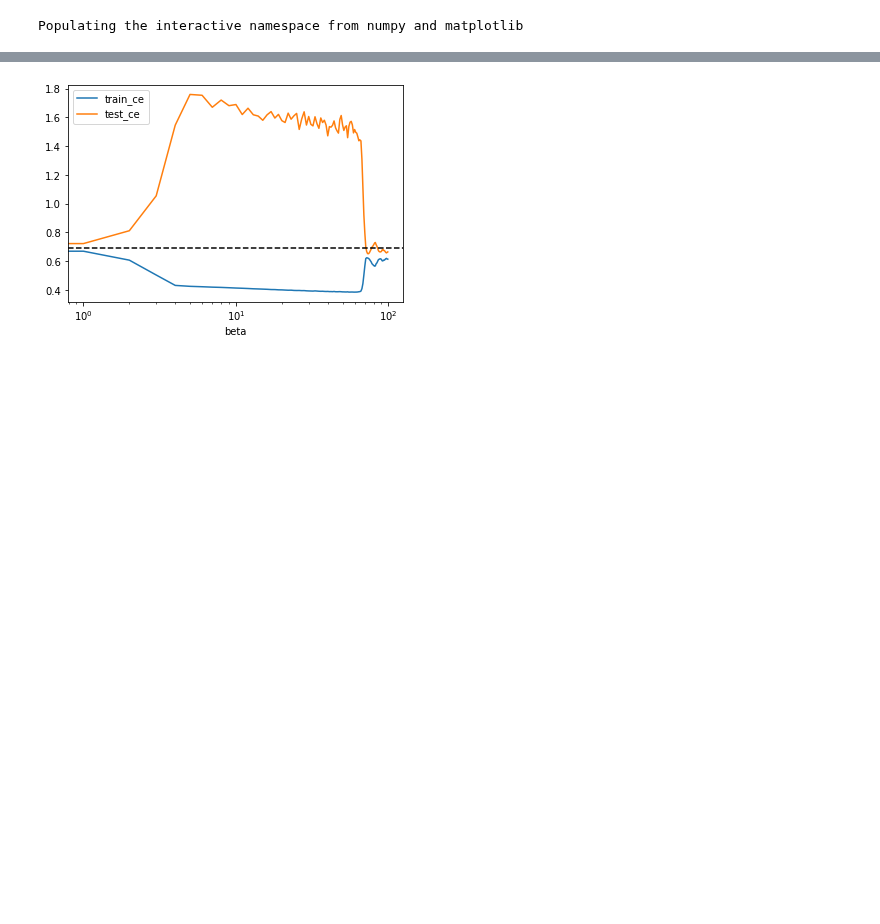
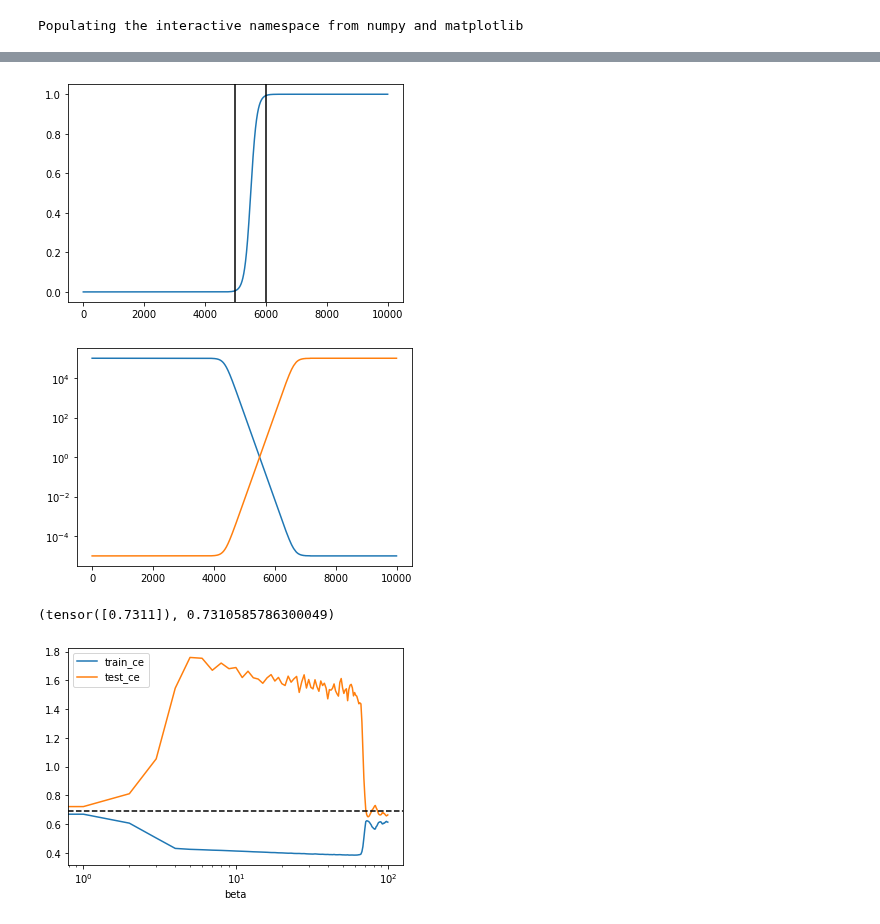
Before and after one commit to mfederici/JADE, a Jupyter notebook: results.ipynb, the cells around one changed output, grey strips where cells are left out. Cells and saved outputs as stored; diff of their text form; code cells hidden in the pictures; blank space fills up the shorter version.

Commit message:
Implementation of Sigmoid Scheduler

```diff
--- a/results.ipynb
+++ b/results.ipynb
@@ -204,3 +213,32 @@ array([0.00885212, 0.0005417 ])
+# %%
+from torch import sigmoid
+
+x = torch.FloatTensor(np.arange(0,10000))
+scale = 1000
+offset = 5000
+start_value = 1e-5
+end_value = 1-1e-5
+s = scale/10
+
+beta = start_value+sigmoid((x-offset-scale/2)/s)*(end_value-start_value)
+plt.plot(x, beta)
+
+plt.axvline(offset, color='k')
+plt.axvline(offset+scale, color='k')
+plt.show()
+
+plt.plot(x, (1-beta)/beta)
+plt.plot(x, beta/(1-beta))
+plt.yscale('log')
+# %% [output]
+[figure, added]
+[figure, added]
+# %%
+iteration = 1
+
+sigmoid(torch.FloatTensor([iteration])),
+# %% [output]
+(tensor([0.7311]), 0.7310585786300049)
 # %%
 run_data = run.scan_history()
 last_beta = 1e-5
```
Also changed, not shown: parts of 6 cells of this notebook, 4 other files.
